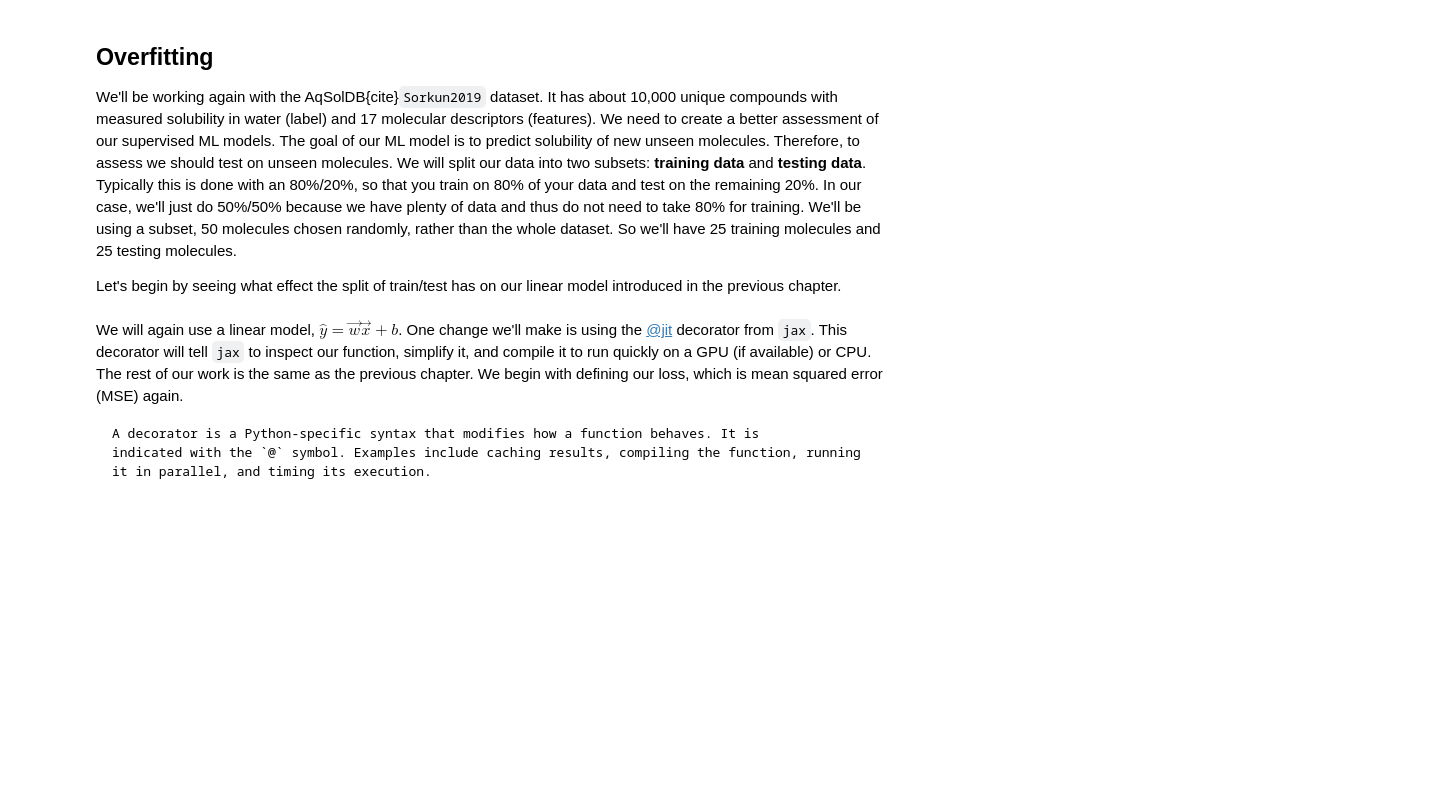
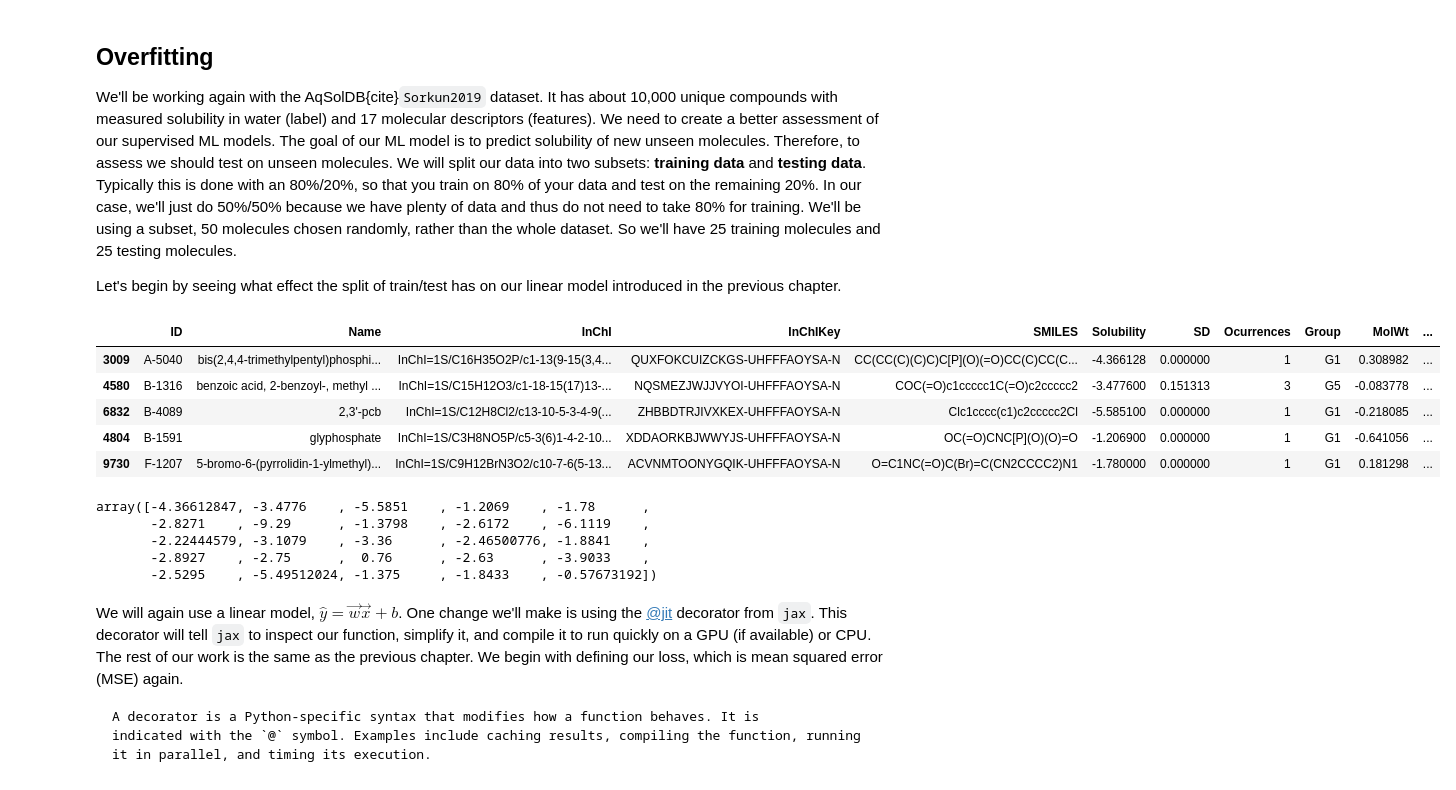
Before and after one commit to LD-Shell/-STT997-Deep-Generative-Model, a Jupyter notebook: ml/regression.ipynb, the cells around one changed output. Cells and saved outputs as stored; diff of their text form; code cells hidden in the pictures; blank space fills up the shorter version.

```diff
--- a/ml/regression.ipynb
+++ b/ml/regression.ipynb
@@ -43,6 +41,7 @@ import numpy as np
 import jax.numpy as jnp
 from jax.example_libraries import optimizers
 import jax
+pd.set_option("display.max_columns", None)
 # import dmol
 # %%
 # soldata = pd.read_csv('https://dataverse.harvard.edu/api/access/datafile/3407241?format=original&gbrecs=true')
@@ -97,21 +96,36 @@ We'll be working again with the AqSolDB{cite}`Sorkun2019` dataset. It has about
 Let's begin by seeing what effect the split of train/test has on our linear model introduced in the previous chapter.
 # %%
 # Get 50 points and split into train/test
-sample = soldata.sample(50, replace=False)
-train = sample[:25]
-test = sample[25:]
+sample = soldata.sample(50, replace=False, random_state=0)
+train = sample.iloc[:25].copy()
+test = sample.iloc[25:].copy()
 
 # standardize the features using only train
 test[feature_names] -= train[feature_names].mean()
-test[feature_names] /= train[feature_names].std()
+test[feature_names] /= train[feature_names].std() # Not so cool reassigning same variables
 train[feature_names] -= train[feature_names].mean()
 train[feature_names] /= train[feature_names].std()
 
-# convert from pandas dataframe to numpy arrays
-x = train[feature_names].values
-y = train["Solubility"].values
-test_x = test[feature_names].values
-test_y = test["Solubility"].values
+# convert from pandas dataframe to numpy arrays both training and test data
+x = train[feature_names].to_numpy(dtype="float64")
+y = train["Solubility"].to_numpy(dtype="float64")
+test_x = test[feature_names].to_numpy(dtype="float64")
+test_y = test["Solubility"].to_numpy(dtype="float64")
+# %%
+display(test.head(5))
+display(test_y)
+# %% [output]
+|  | ID | Name | InChI | InChIKey | SMILES | Solubility | SD | Ocurrences | Group | MolWt | ... |
+| 3009 | A-5040 | bis(2,4,4-trimethylpentyl)phosphi... | InChI=1S/C16H35O2P/c1-13(9-15(3,4... | QUXFOKCUIZCKGS-UHFFFAOYSA-N | CC(CC(C)(C)C)C[P](O)(=O)CC(C)CC(C... | -4.366128 | 0.000000 | 1 | G1 | 0.308982 | ... |
+| 4580 | B-1316 | benzoic acid, 2-benzoyl-, methyl ... | InChI=1S/C15H12O3/c1-18-15(17)13-... | NQSMEZJWJJVYOI-UHFFFAOYSA-N | COC(=O)c1ccccc1C(=O)c2ccccc2 | -3.477600 | 0.151313 | 3 | G5 | -0.083778 | ... |
+| 6832 | B-4089 | 2,3'-pcb | InChI=1S/C12H8Cl2/c13-10-5-3-4-9(... | ZHBBDTRJIVXKEX-UHFFFAOYSA-N | Clc1cccc(c1)c2ccccc2Cl | -5.585100 | 0.000000 | 1 | G1 | -0.218085 | ... |
+| 4804 | B-1591 | glyphosphate | InChI=1S/C3H8NO5P/c5-3(6)1-4-2-10... | XDDAORKBJWWYJS-UHFFFAOYSA-N | OC(=O)CNC[P](O)(O)=O | -1.206900 | 0.000000 | 1 | G1 | -0.641056 | ... |
+| 9730 | F-1207 | 5-bromo-6-(pyrrolidin-1-ylmethyl)... | InChI=1S/C9H12BrN3O2/c10-7-6(5-13... | ACVNMTOONYGQIK-UHFFFAOYSA-N | O=C1NC(=O)C(Br)=C(CN2CCCC2)N1 | -1.780000 | 0.000000 | 1 | G1 | 0.181298 | ... |
+array([-4.36612847, -3.4776    , -5.5851    , -1.2069    , -1.78      ,
+       -2.8271    , -9.29      , -1.3798    , -2.6172    , -6.1119    ,
+       -2.22444579, -3.1079    , -3.36      , -2.46500776, -1.8841    ,
+       -2.8927    , -2.75      ,  0.76      , -2.63      , -3.9033    ,
+       -2.5295    , -5.49512024, -1.375     , -1.8433    , -0.57673192])
 # %% [markdown]
 We will again use a linear model,  $ \hat{y} = \vec{w}\vec{x} + b $. One change we'll make is using the [@jit](https://jax.readthedocs.io/en/latest/jax.html#jax.jit) decorator from `jax`. This decorator will tell `jax` to inspect our function, simplify it, and compile it to run quickly on a GPU (if available) or CPU. The rest of our work is the same as the previous chapter. We begin with defining our loss, which is mean squared error (MSE) again.
 
```
Also changed, not shown: parts of 8 cells of this notebook.
